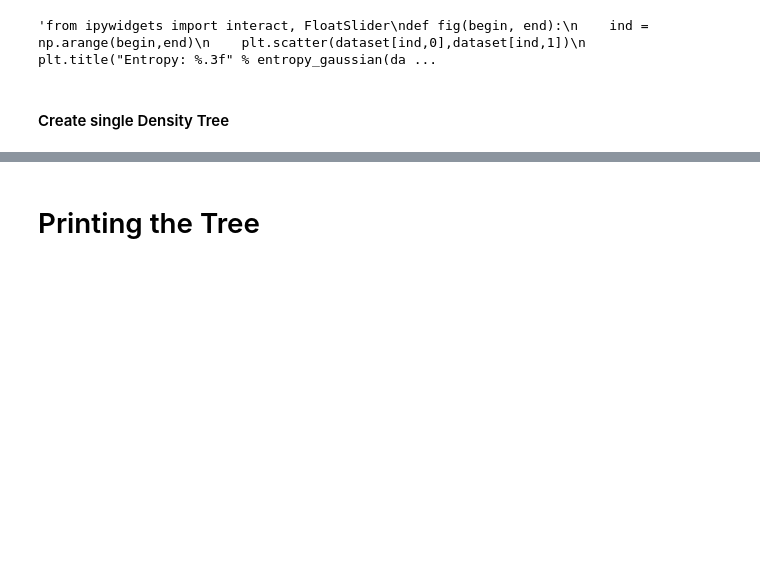
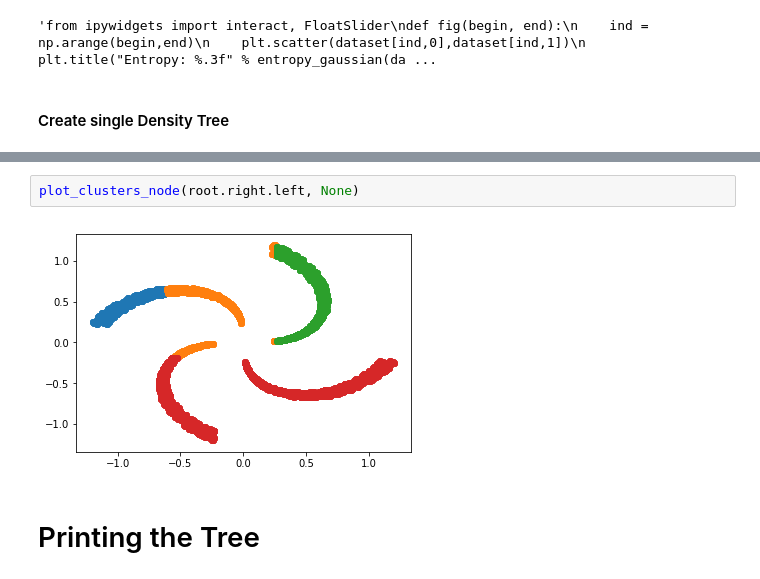
Before and after one commit to CyrilWendl/SIE-Master, a Jupyter notebook: Code/density_tree.ipynb, the cells around one changed output, grey strips where cells are left out. Drawn from its saved outputs; the diff is of its cells as text; blank space fills up the shorter version.

```diff
--- a/Code/density_tree.ipynb
+++ b/Code/density_tree.ipynb
@@ -186,3 +181,7 @@ plot_step_split(root.right.left, None)
+# %%
+plot_clusters_node(root.right.left, None)
+# %% [output]
+[figure, added]
 # %% [markdown]
 # Printing the Tree
 # %%
```
Also changed, not shown: parts of 11 cells of this notebook, 6 other files.
